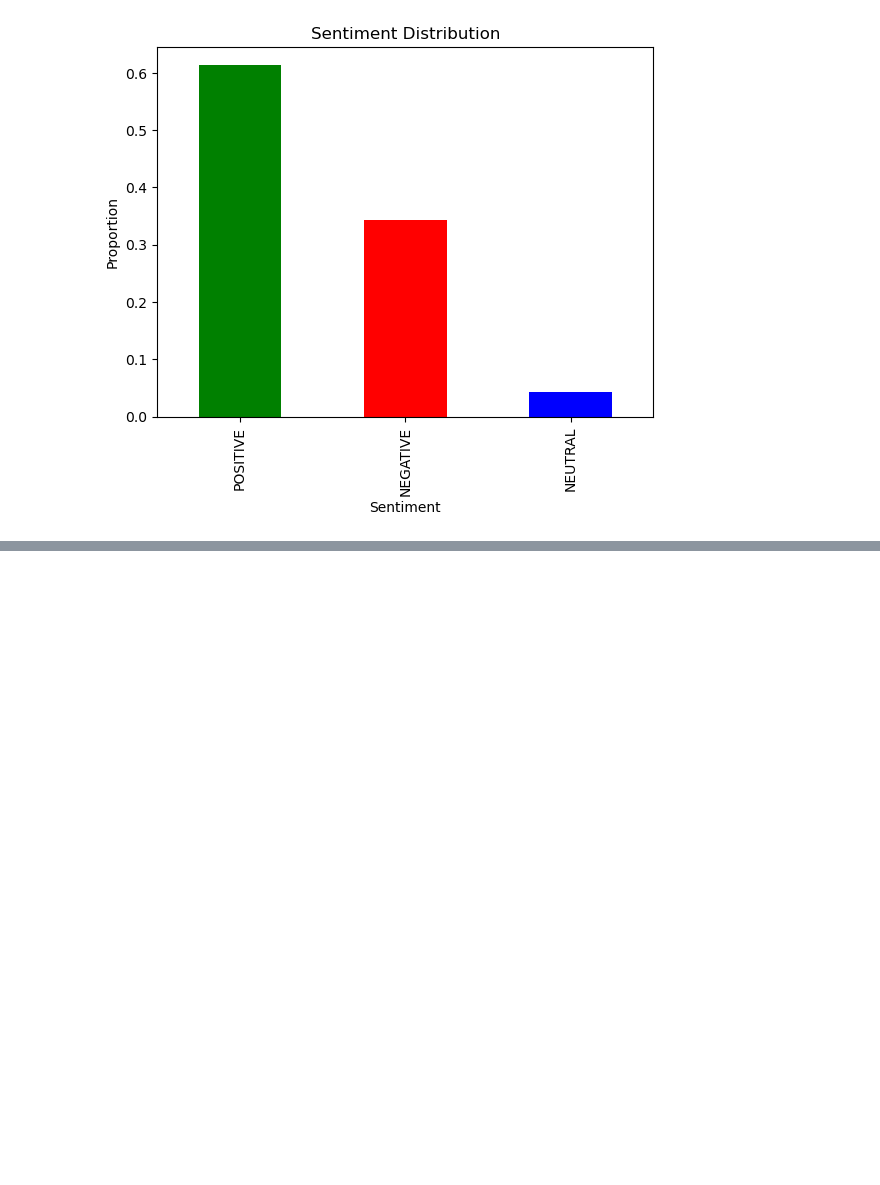
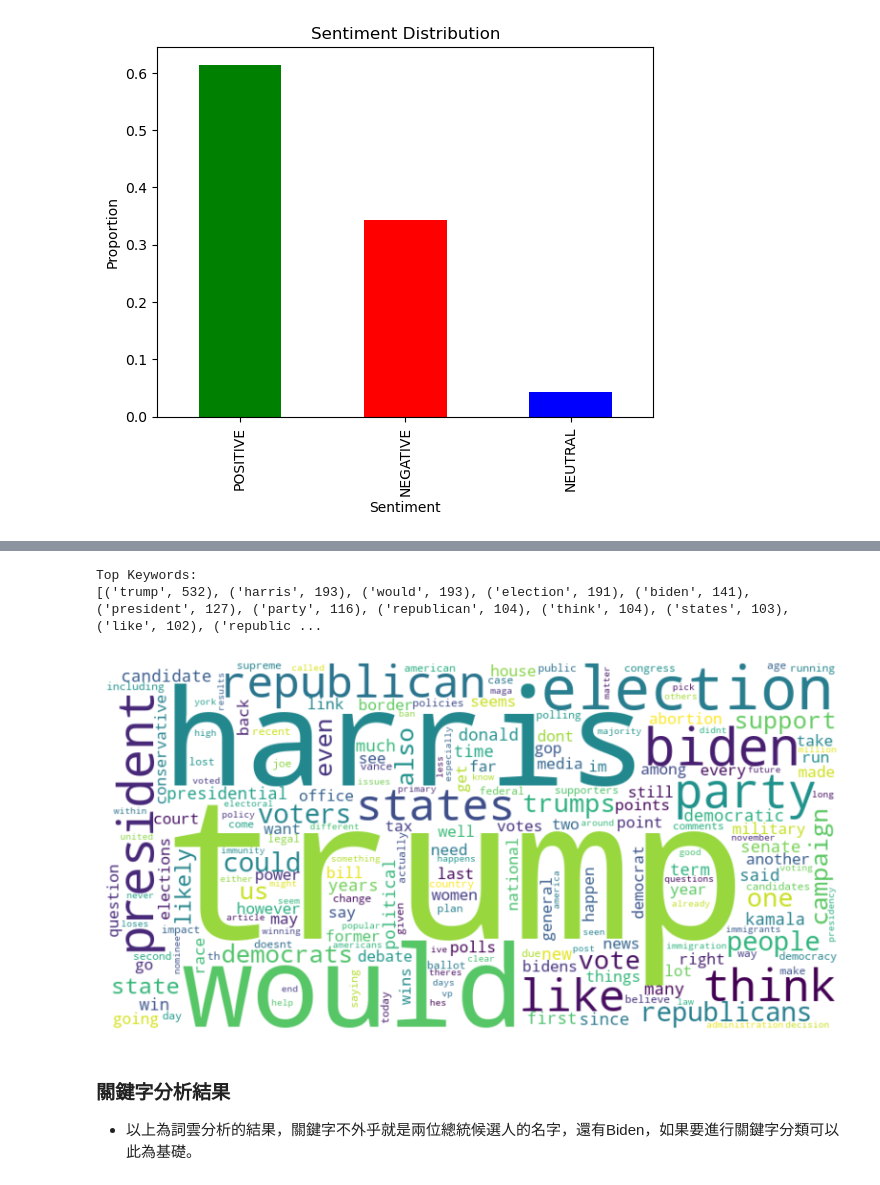
Before and after one commit to maurice1117/election-news-TM, a Jupyter notebook: main.ipynb, the cells around one changed output, grey strips where cells are left out. Saved outputs shown, nothing was run; the diff lists cells and outputs as text; code cells hidden in the pictures; blank space fills up the shorter version.

```diff
--- a/main.ipynb
+++ b/main.ipynb
@@ -73,0 +81,19 @@ plt.show()
+# %%
+from nltk.corpus import stopwords
+from nltk.tokenize import word_tokenize
+import nltk
+nltk.download('stopwords')
+nltk.download('punkt')
+
+# 定義停用詞
+stop_words = set(stopwords.words('english'))
+
+# 清理文本並移除停用詞
+def clean_text_for_keywords(text):
+    tokens = word_tokenize(text.lower())  # 分詞並轉小寫
+    tokens = [word for word in tokens if word.isalpha()]  # 保留字母
+    tokens = [word for word in tokens if word not in stop_words]  # 移除停用詞
+    return tokens
+
+# 對清理後的文本應用該函數
+data['keywords'] = data['cleaned_text'].apply(clean_text_for_keywords)
@@ -73,0 +107,34 @@ plt.show()
+# %%
+from collections import Counter
+
+# 展平成單個關鍵詞列表
+all_keywords = [keyword for keywords_list in data['keywords'] for keyword in keywords_list]
+
+# 統計詞頻
+word_freq = Counter(all_keywords)
+
+# 提取前 20 個熱門關鍵詞
+top_keywords = word_freq.most_common(20)
+
+print("Top Keywords:")
+print(top_keywords)
+# %% [output]
+Top Keywords:
+[('trump', 532), ('harris', 193), ('would', 193), ('election', 191), ('biden', 141), ('president', 127), ('party', 116), ('republican', 104), ('think', 104), ('states', 103), ('like', 102), ('republic ...
+# %%
+from wordcloud import WordCloud
+import matplotlib.pyplot as plt
+
+# 生成詞雲
+wordcloud = WordCloud(width=800, height=400, background_color='white').generate_from_frequencies(word_freq)
+
+# 顯示詞雲
+plt.figure(figsize=(10, 5))
+plt.imshow(wordcloud, interpolation='bilinear')
+plt.axis('off')
+plt.show()
+# %% [output]
+[figure, added]
+# %% [markdown]
+### 關鍵字分析結果 ###
+- 以上為詞雲分析的結果，關鍵字不外乎就是兩位總統候選人的名字，還有Biden，如果要進行關鍵字分類可以此為基礎。
```
Also changed, not shown: parts of 15 cells of this notebook.
